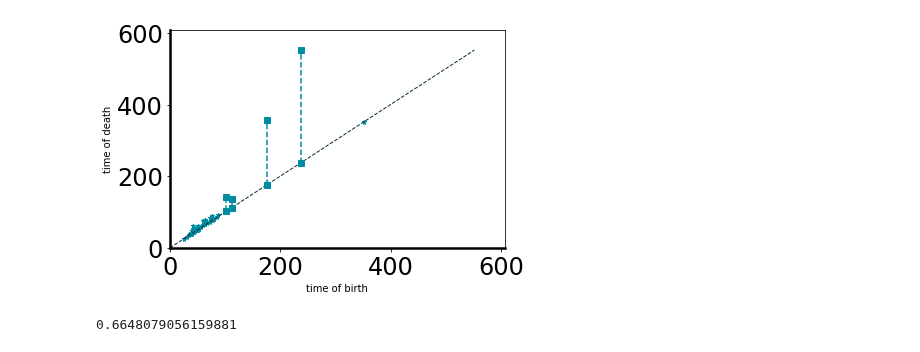
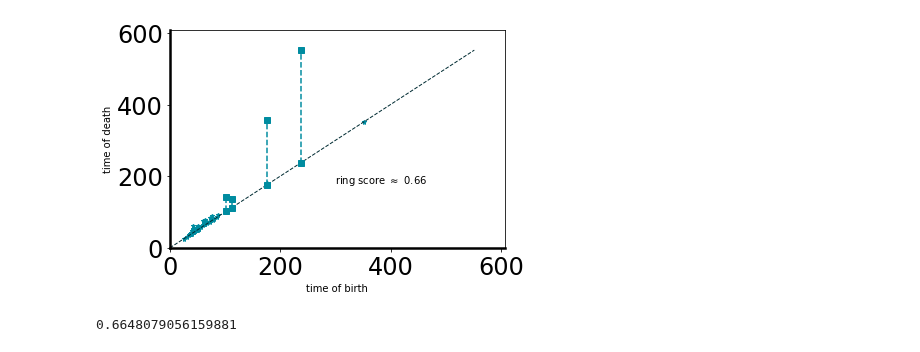
Before and after one commit to maxstollmayer/Complex-Network-Analysis-Project, a Jupyter notebook: fibroblast proximity/fibro_diag.ipynb, the cells around one changed output. Drawn from its saved outputs; the diff is of its cells as text; code cells hidden in the pictures.

```diff
--- a/fibroblast proximity/fibro_diag.ipynb
+++ b/fibroblast proximity/fibro_diag.ipynb
@@ -31,16 +31,19 @@ dgm = rng.diagram(G_fibro)
 # %%
 rng.plot_dgm(dgm)
 for coordinates in dgm:
     # green line if alive for at least 20
     if coordinates[0]+20 < coordinates[1]:
         plt.plot([coordinates[0],coordinates[0]],[coordinates[0], coordinates[1]], 's--', color=(0/255, 140/255, 160/255))
 
 plt.xlabel('time of birth')
 plt.ylabel('time of death')
 
+plt.text(300, 180, r"ring score $\approx$ 0.66")
+
+
 plt.savefig('fibro_persistence_diagram.png')
 # %% [output]
-[figure, old version]
+[figure, new version]
 # %%
 dgm.ring_score()
 # %% [output]
```
Also changed, not shown: parts of 1 cell of this notebook, 2 other files.
